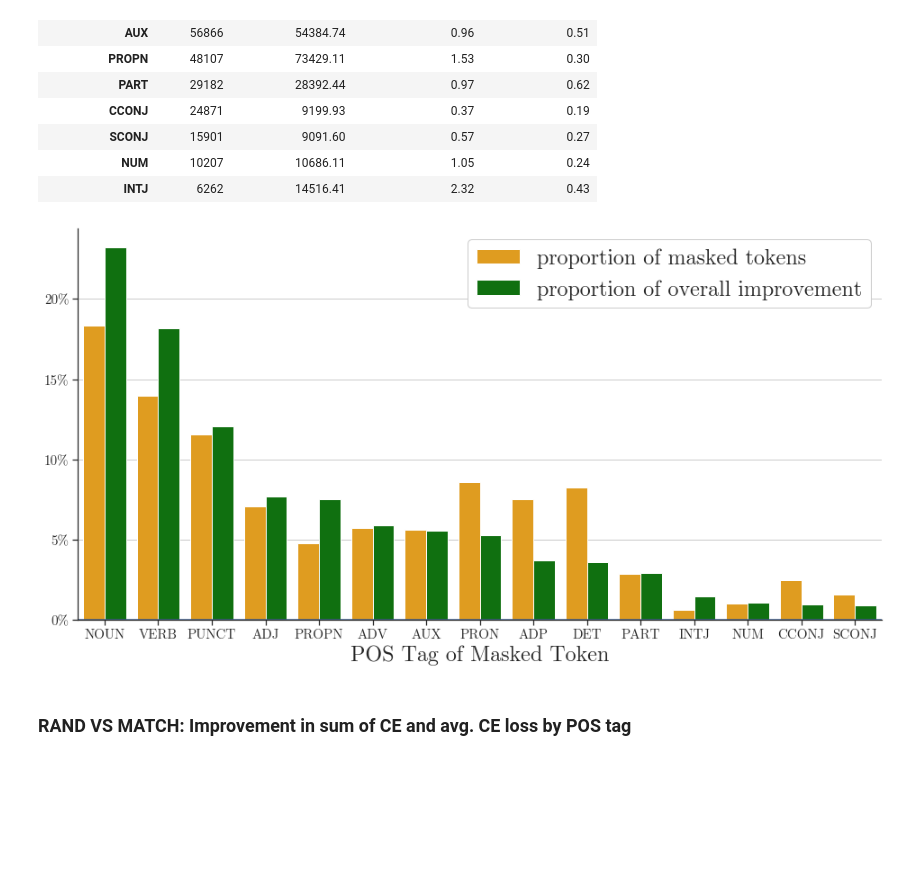
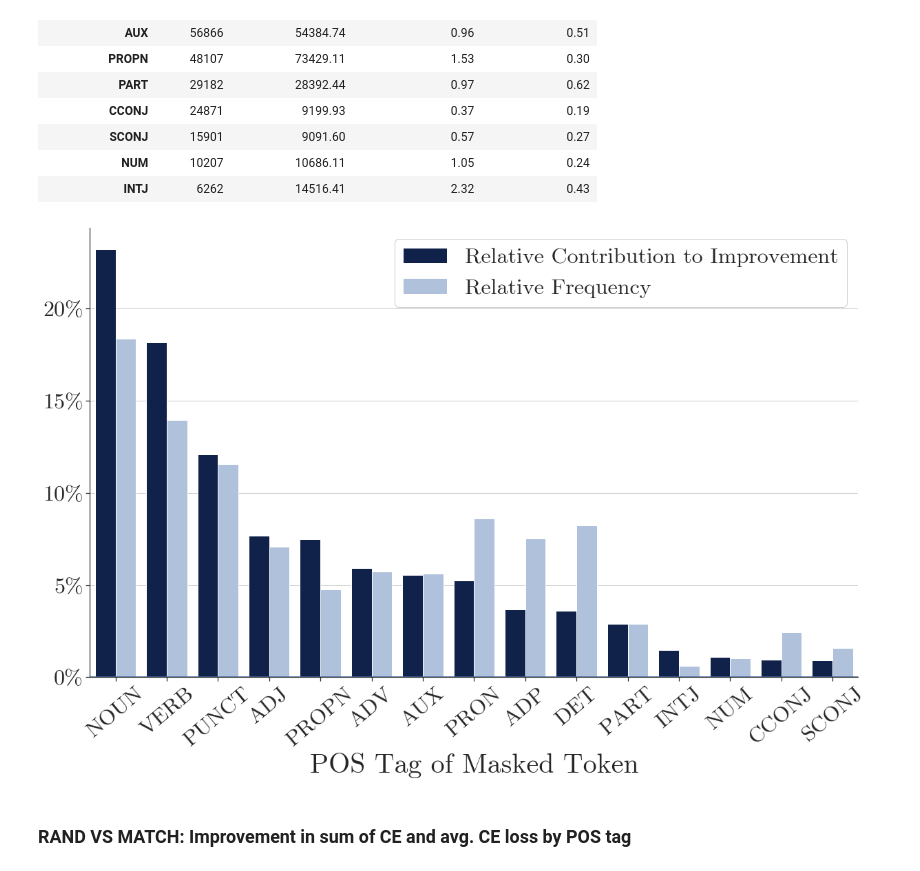
Before and after one commit to paul-rottger/gab-language-change, a Jupyter notebook: 5_evaluation/mlm/token_level_mlm_evaluation.ipynb, the cells around one changed output. Saved outputs shown, nothing was run; the diff lists cells and outputs as text; code cells hidden in the pictures; blank space fills up the shorter version.

```diff
--- a/5_evaluation/mlm/token_level_mlm_evaluation.ipynb
+++ b/5_evaluation/mlm/token_level_mlm_evaluation.ipynb
@@ -135,6 +135,9 @@ del test_set_dict
 # %% [markdown]
 ### Concatenate monthly results into single dataframe
 # %%
+for key in full_df_dict:
+    full_df_dict[key]["source"] = key
+
 overall_df = pd.concat(full_df_dict.values(), ignore_index=True)
 # %% [markdown]
 ### Clean POS errors in small classes
@@ -206,43 +209,45 @@ sns.set_theme(font="CMU Serif", style="ticks", font_scale=1.1)
 matplotlib.rcParams['axes.unicode_minus'] = False
 
 
 calc_df["prop_token"] = calc_df.iloc[:,0]/calc_df.iloc[:,0].sum()
 calc_df["prop_improvement"] = calc_df.iloc[:,1]/calc_df.iloc[:,1].sum()
-tidy_df = calc_df[["prop_token", "prop_improvement"]].sort_values("prop_improvement", ascending=False).reset_index().melt(id_vars="masked_token_pos").rename(columns=str.title)
+tidy_df = calc_df[["prop_improvement", "prop_token"]].sort_values("prop_improvement", ascending=False).reset_index().melt(id_vars="masked_token_pos").rename(columns=str.title)
 
-fig, ax = plt.subplots(figsize=(16, 8))
+fig, ax = plt.subplots(figsize=(20, 12))
 
 # show grid behind bars
 ax.set_axisbelow(True)
 ax.grid(which="both")
 
 # set y axis to pct
 ax.yaxis.set_major_formatter(mtick.PercentFormatter(1.0, decimals = 0))
 
 # create seaborn plot
-colors = ["orange", "green"]
+colors = ["#071e54", "#a8c0e2"]
 ax=sns.barplot(x='Masked_Token_Pos', y='Value', hue='Variable', data=tidy_df, ax=ax, palette=sns.color_palette(colors))
 
 # set x and y labels
 ax.set(xlabel='POS Tag of Masked Token', ylabel='')
 
 # configure legend
-legend = ax.legend(framealpha=1,  prop={'size': 24})
-legend.get_texts()[0].set_text("proportion of masked tokens")
-legend.get_texts()[1].set_text("proportion of overall improvement")
+legend = ax.legend(framealpha=1,  prop={'size': 32})
+legend.get_texts()[0].set_text("Relative Contribution to Improvement")
+legend.get_texts()[1].set_text("Relative Frequency")
 
 # set font sizes
-ax.xaxis.label.set_size(24)
-ax.tick_params(axis='x',labelsize= 15)
-ax.tick_params(axis='y',labelsize= 15)
+ax.xaxis.label.set_size(40)
+ax.tick_params(axis='x',labelsize= 32)
+ax.tick_params(axis='y',labelsize= 32)
 
 sns.despine(fig)
 
 ax.axhline()
 
+plt.xticks(rotation = 40)
+
 plt.show()
 # %% [output]
-[figure, old version]
+[figure, new version]
 # %% [markdown]
 ### RAND VS MATCH: Improvement in sum of CE and avg. CE loss by POS tag
 # %%
```
Also changed, not shown: parts of 60 cells of this notebook, 19 other files.
